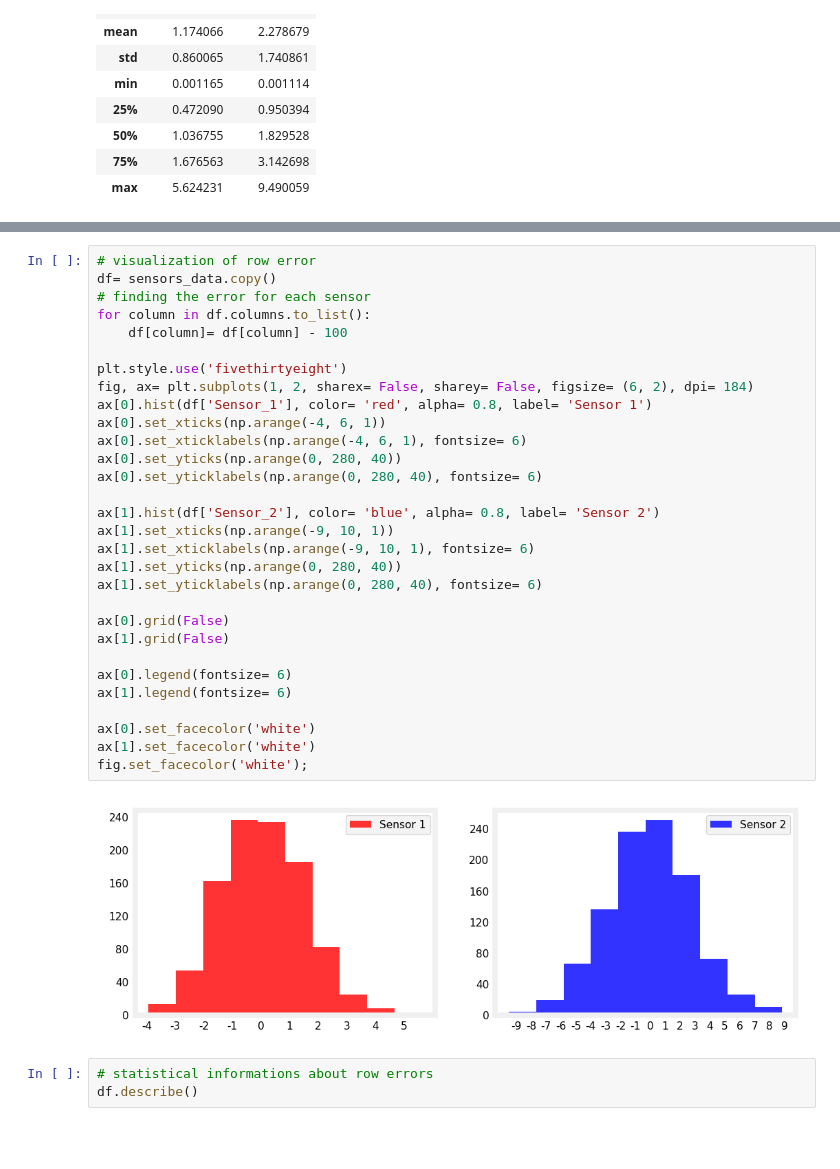
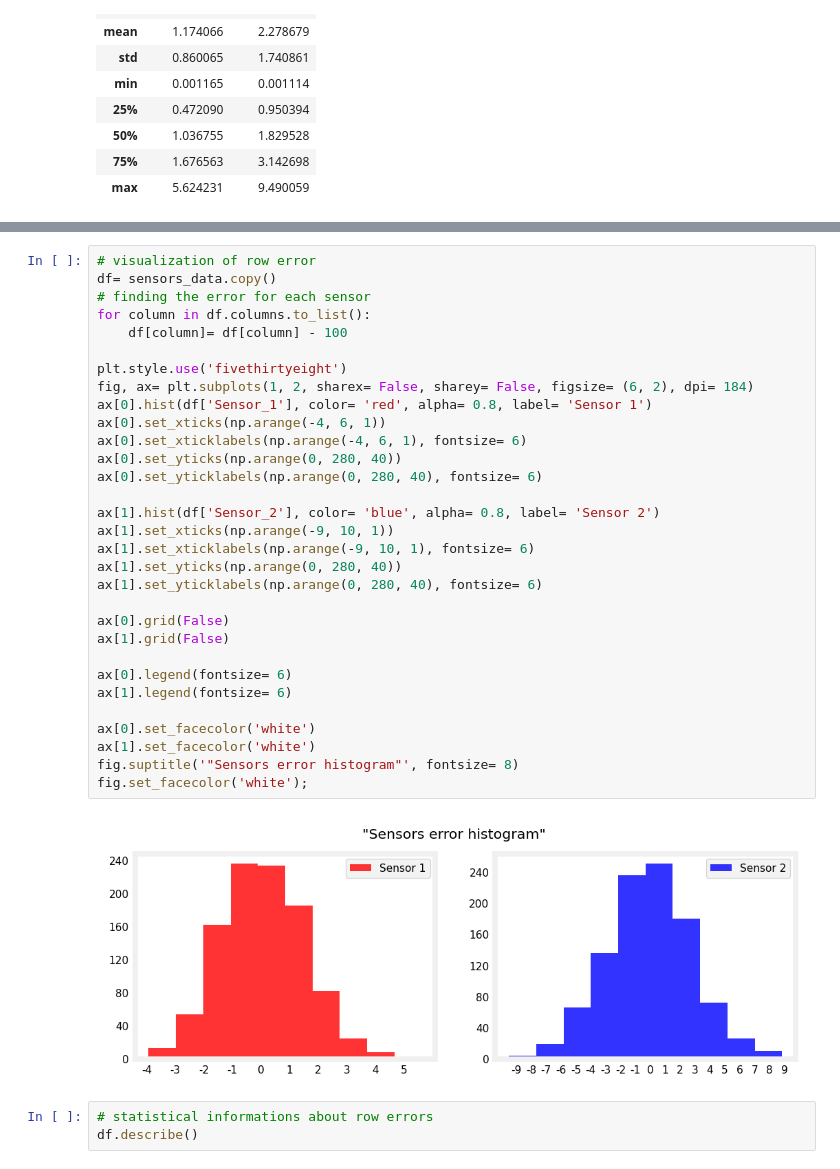
Before and after one commit to ErfanJoodi/Kalman-Filter-Practice, a Jupyter notebook: Kalman Filter.ipynb, the cells around one changed output, grey strips where cells are left out. Saved outputs shown, nothing was run; the diff lists cells and outputs as text; blank space fills up the shorter version.

```diff
--- a/Kalman Filter.ipynb
+++ b/Kalman Filter.ipynb
@@ -112,34 +113,35 @@ fig.set_facecolor('white');
 # visualization of row error
 df= sensors_data.copy()
 # finding the error for each sensor
 for column in df.columns.to_list():
     df[column]= df[column] - 100
 
 plt.style.use('fivethirtyeight')
 fig, ax= plt.subplots(1, 2, sharex= False, sharey= False, figsize= (6, 2), dpi= 184)
 ax[0].hist(df['Sensor_1'], color= 'red', alpha= 0.8, label= 'Sensor 1')
 ax[0].set_xticks(np.arange(-4, 6, 1))
 ax[0].set_xticklabels(np.arange(-4, 6, 1), fontsize= 6)
 ax[0].set_yticks(np.arange(0, 280, 40))
 ax[0].set_yticklabels(np.arange(0, 280, 40), fontsize= 6)
 
 ax[1].hist(df['Sensor_2'], color= 'blue', alpha= 0.8, label= 'Sensor 2')
 ax[1].set_xticks(np.arange(-9, 10, 1))
 ax[1].set_xticklabels(np.arange(-9, 10, 1), fontsize= 6)
 ax[1].set_yticks(np.arange(0, 280, 40))
 ax[1].set_yticklabels(np.arange(0, 280, 40), fontsize= 6)
 
 ax[0].grid(False)
 ax[1].grid(False)
 
 ax[0].legend(fontsize= 6)
 ax[1].legend(fontsize= 6)
 
 ax[0].set_facecolor('white')
 ax[1].set_facecolor('white')
+fig.suptitle('"Sensors error histogram"', fontsize= 8)
 fig.set_facecolor('white');
 # %% [output]
-[figure, old version]
+[figure, new version]
 # %%
 # statistical informations about row errors
 df.describe()
```
Also changed, not shown: parts of 8 cells of this notebook, 7 other files.
